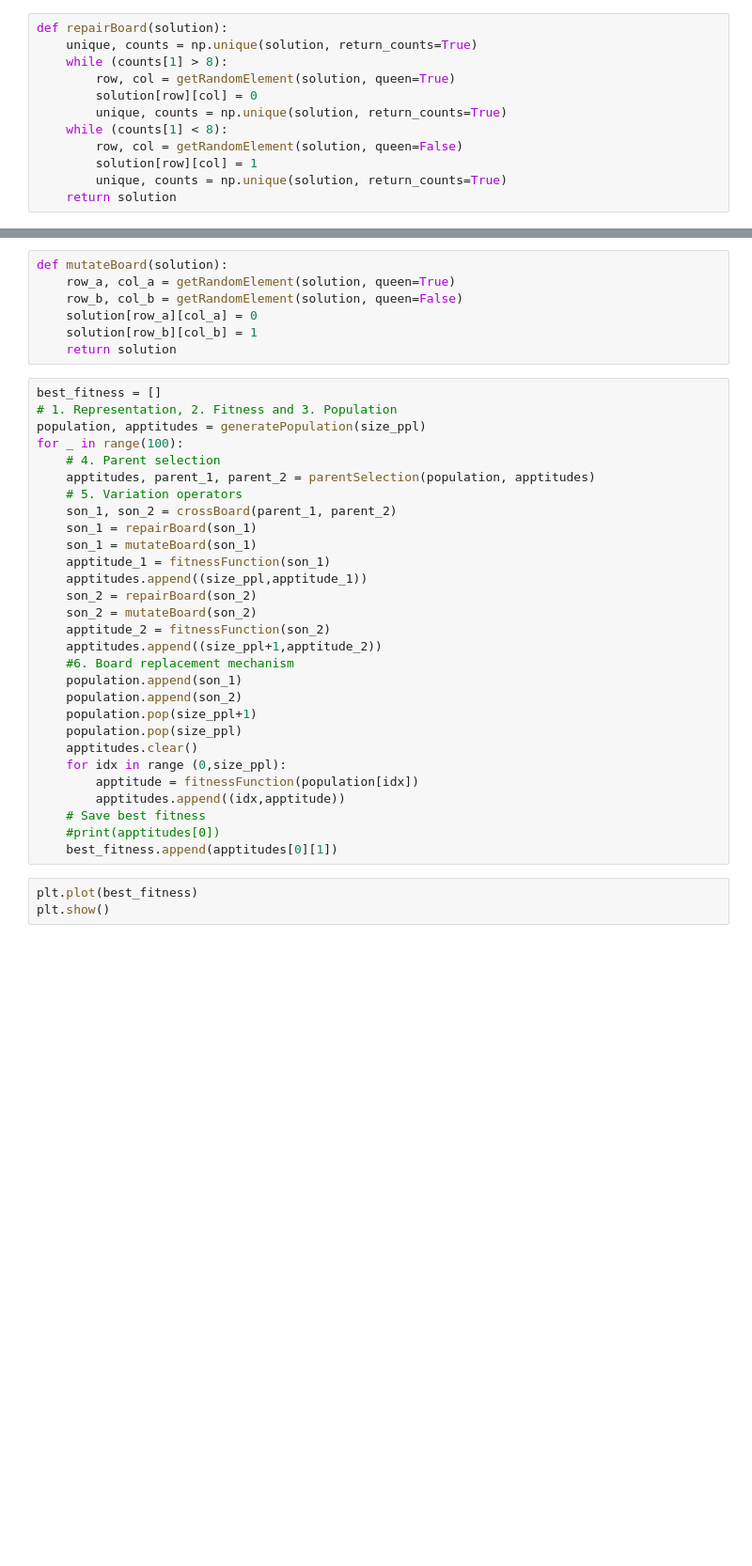
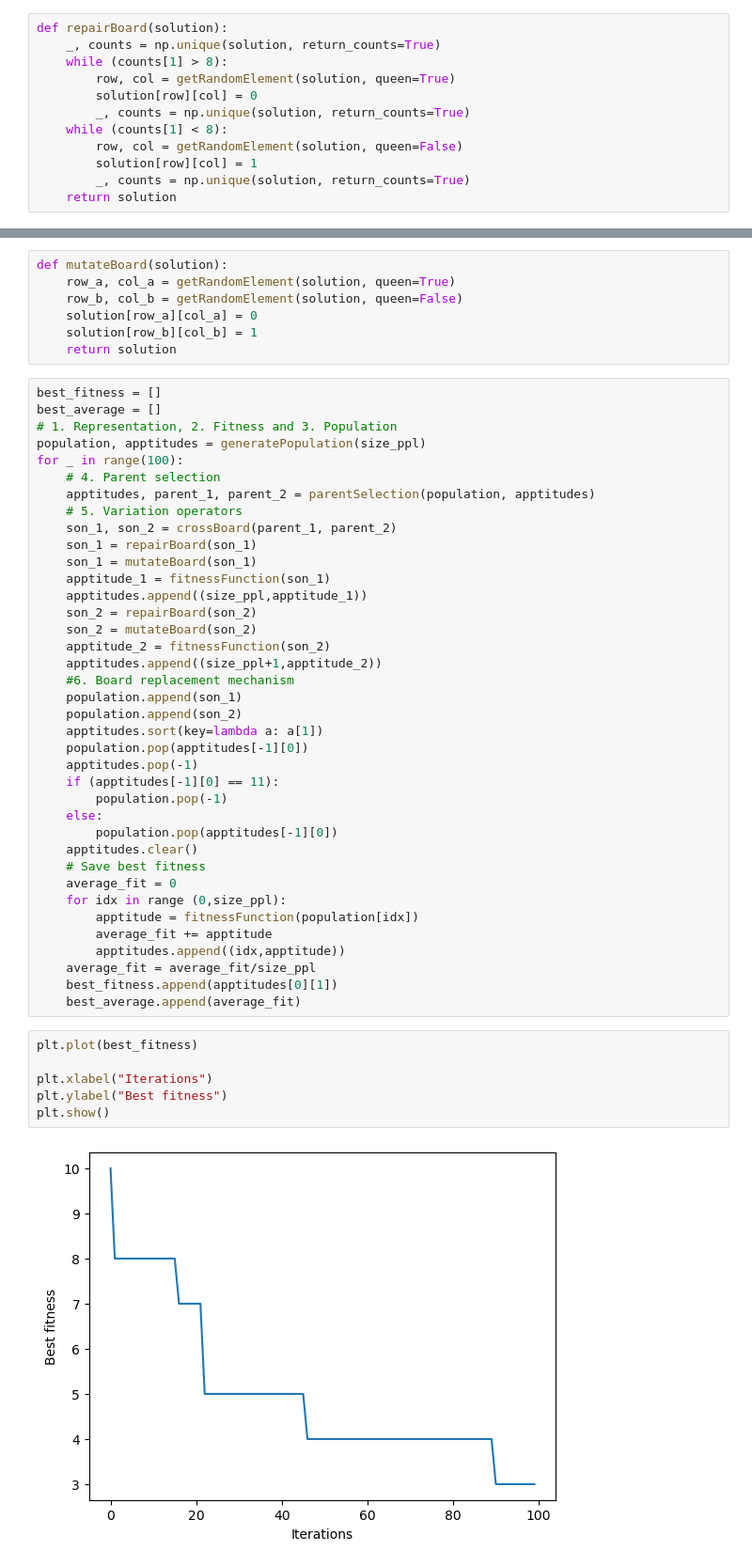
Before and after one commit to JHermosillaD/eight_queens_puzzle, a Jupyter notebook: main_draw.ipynb, the cells around one changed output, grey strips where cells are left out. Shown at 94% size. Saved outputs shown, nothing was run; the diff lists cells and outputs as text; blank space fills up the shorter version.

```diff
--- a/main_draw.ipynb
+++ b/main_draw.ipynb
@@ -43,15 +44,15 @@ def getRandomElement(solution, queen):
     return rows[idx], cols[idx]
 # %%
 def repairBoard(solution):
-    unique, counts = np.unique(solution, return_counts=True)
+    _, counts = np.unique(solution, return_counts=True)
     while (counts[1] > 8):
         row, col = getRandomElement(solution, queen=True)
         solution[row][col] = 0
-        unique, counts = np.unique(solution, return_counts=True)
+        _, counts = np.unique(solution, return_counts=True)
     while (counts[1] < 8):
         row, col = getRandomElement(solution, queen=False)
         solution[row][col] = 1
-        unique, counts = np.unique(solution, return_counts=True)
+        _, counts = np.unique(solution, return_counts=True)
     return solution
 # %%
 def parentSelection(population, fitness):
@@ -104,6 +102,7 @@ def mutateBoard(solution):
     return solution
 # %%
 best_fitness = []
+best_average = []
 # 1. Representation, 2. Fitness and 3. Population
 population, apptitudes = generatePopulation(size_ppl)
 for _ in range(100):
@@ -122,15 +121,28 @@ for _ in range(100):
     #6. Board replacement mechanism
     population.append(son_1)
     population.append(son_2)
-    population.pop(size_ppl+1)
-    population.pop(size_ppl)
+    apptitudes.sort(key=lambda a: a[1])
+    population.pop(apptitudes[-1][0])
+    apptitudes.pop(-1)
+    if (apptitudes[-1][0] == 11):
+        population.pop(-1)
+    else:
+        population.pop(apptitudes[-1][0])
     apptitudes.clear()
+    # Save best fitness
+    average_fit = 0
     for idx in range (0,size_ppl):
         apptitude = fitnessFunction(population[idx])
+        average_fit += apptitude
         apptitudes.append((idx,apptitude))
-    # Save best fitness
-    #print(apptitudes[0])
+    average_fit = average_fit/size_ppl
     best_fitness.append(apptitudes[0][1])
+    best_average.append(average_fit)
 # %%
 plt.plot(best_fitness)
+
+plt.xlabel("Iterations")
+plt.ylabel("Best fitness")
 plt.show()
+# %% [output]
+[figure, added]
```
Also changed, not shown: parts of 3 cells of this notebook.
